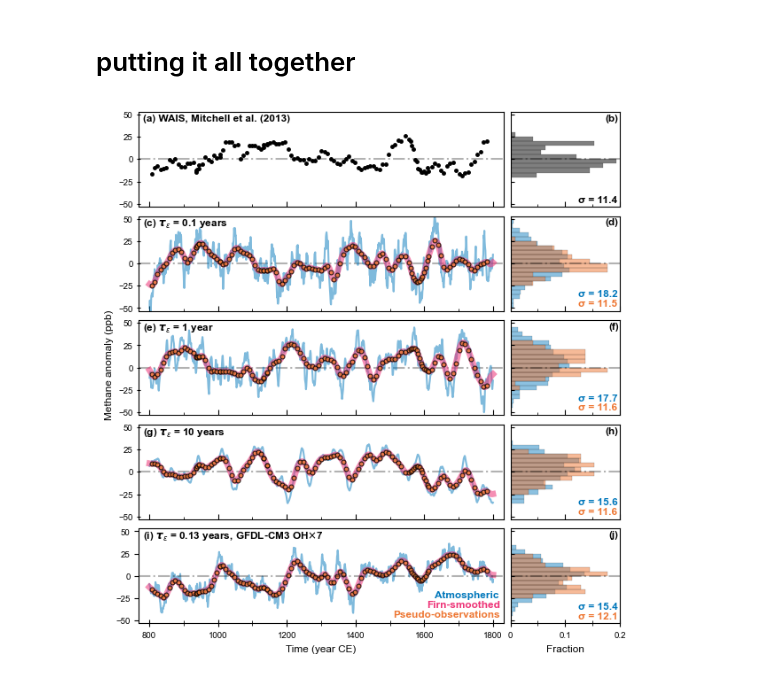
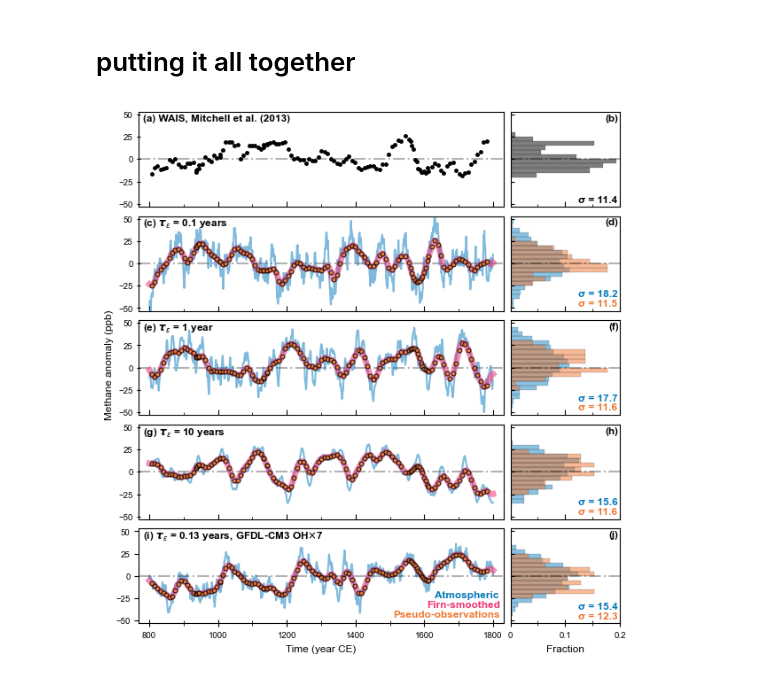
Before and after one commit to ericjmei/methane_noise_forcing, a Jupyter notebook: notebooks/figures_for_publication/obs_vs_simulation_timeseries.ipynb, the cells around one changed output. Drawn from its saved outputs; the diff is of its cells as text; code cells hidden in the pictures.

```diff
--- a/notebooks/figures_for_publication/obs_vs_simulation_timeseries.ipynb
+++ b/notebooks/figures_for_publication/obs_vs_simulation_timeseries.ipynb
@@ -411,8 +411,8 @@ plot_oh_forced_methane = (
     True  # flag for plotting OH-forced timeseries, negative if inverted
 )
 oh_scaling = -7  # scaling factor for OH-forced timeseries
-time_min_oh = 3300
-time_max_oh = 4300
+time_min_oh = 3280
+time_max_oh = 4280
 timescales_to_plot = [0.1, 1, 10]
 ylim = (-53, 53)
 yticks = [-50, -25, 0, 25, 50]
@@ -690,31 +690,31 @@ ax_ts[-1].text(
     va="bottom",
     transform=ax_ts[-1].transAxes,
 )
 ax_ts[-1].text(
     legend_x,
     legend_y_start + legend_dy,
     "Firn-smoothed",
     color=plot_kwargs["smoothed"]["color"],
     fontweight="bold",
     ha="right",
     va="bottom",
     transform=ax_ts[-1].transAxes,
 )
 ax_ts[-1].text(
     legend_x,
     legend_y_start,
     "Pseudo-observations",
     color=plot_kwargs["sampled"]["color"],
     fontweight="bold",
     ha="right",
     va="bottom",
     transform=ax_ts[-1].transAxes,
 )
 
 # save figure in pdf format
 name = "fig_2"
 fig.savefig(
     f"{cfg.paths.figures_dir}/for_publication/{name}.pdf", bbox_inches="tight", dpi=300
 )
 # %% [output]
-[figure, old version]
+[figure, new version]
```
Also changed, not shown: parts of 1 cell of this notebook.
